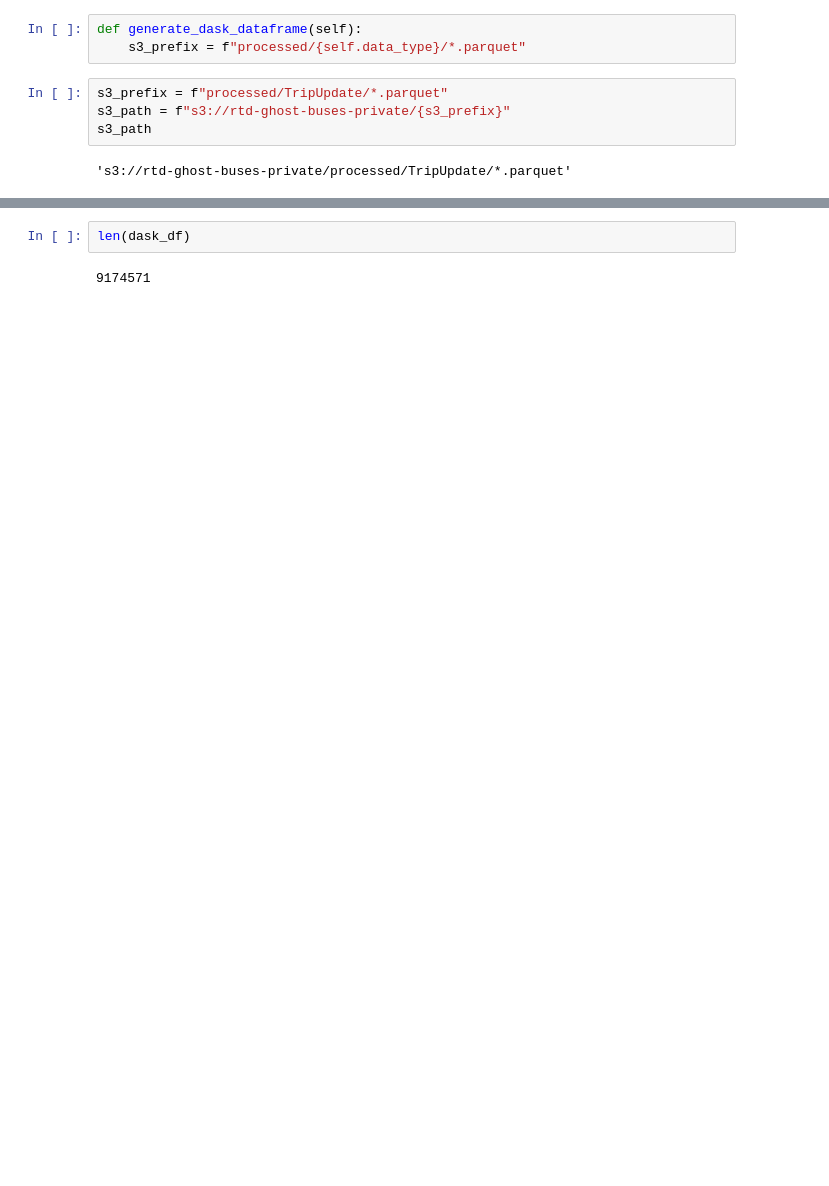
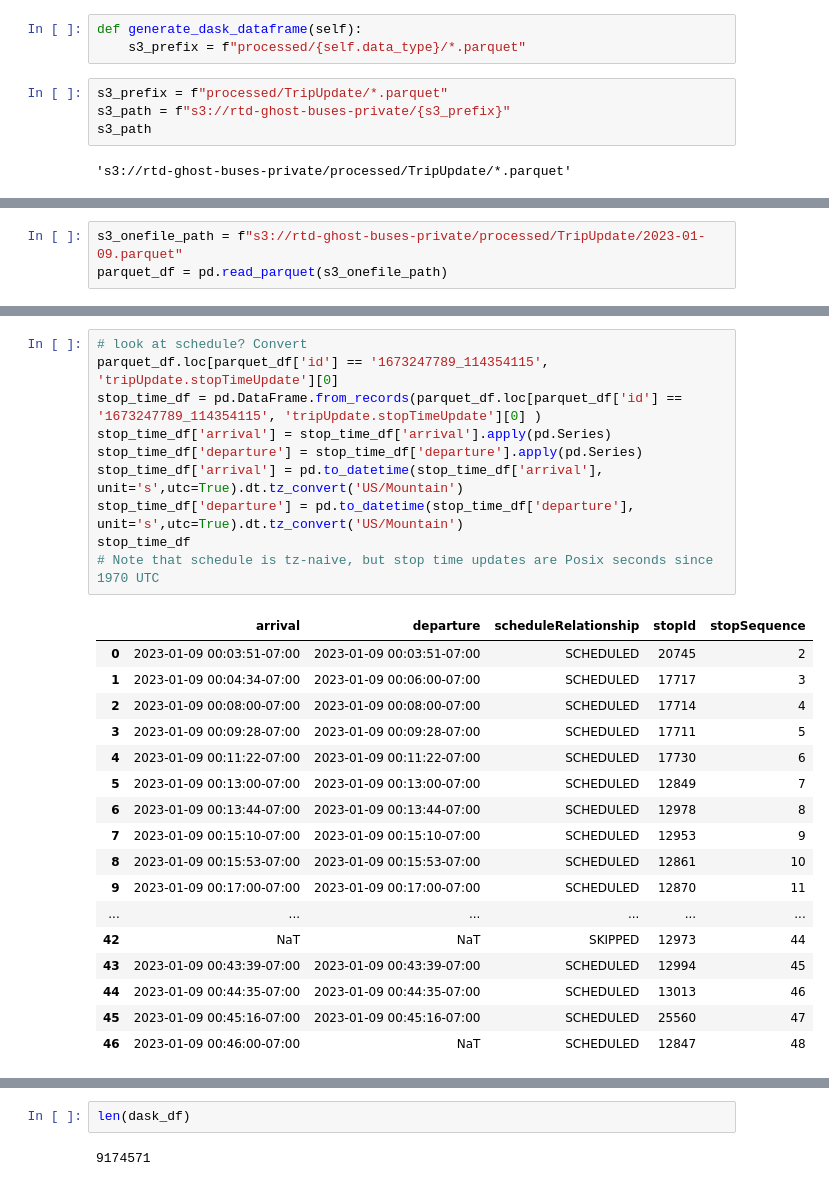
Before and after one commit to thatmushroom/rtd-ghost-buses, a Jupyter notebook: data_analysis/notebooks/aggregate_parquet.ipynb, the cells around one changed output, grey strips where cells are left out. Drawn from its saved outputs; the diff is of its cells as text; blank space fills up the shorter version.

```diff
--- a/data_analysis/notebooks/aggregate_parquet.ipynb
+++ b/data_analysis/notebooks/aggregate_parquet.ipynb
@@ -47,3 +52,6 @@ dask_df.head()
 | 0 | 1672556583_114253884 | 114253884 | CANCELED | 101E | 1 | ... |
 | 0 | 1672556583_114254175 | 114254175 | CANCELED | 101H | 0 | ... |
 | 0 | 1672556583_114254183 | 114254183 | CANCELED | 101H | 0 | ... |
+# %%
+s3_onefile_path = f"s3://rtd-ghost-buses-private/processed/TripUpdate/2023-01-09.parquet"
+parquet_df = pd.read_parquet(s3_onefile_path)
@@ -49,0 +89,28 @@ dask_df.head()
+# %%
+# look at schedule? Convert
+parquet_df.loc[parquet_df['id'] == '1673247789_114354115', 'tripUpdate.stopTimeUpdate'][0]
+stop_time_df = pd.DataFrame.from_records(parquet_df.loc[parquet_df['id'] == '1673247789_114354115', 'tripUpdate.stopTimeUpdate'][0] )
+stop_time_df['arrival'] = stop_time_df['arrival'].apply(pd.Series)
+stop_time_df['departure'] = stop_time_df['departure'].apply(pd.Series)
+stop_time_df['arrival'] = pd.to_datetime(stop_time_df['arrival'], unit='s',utc=True).dt.tz_convert('US/Mountain')
+stop_time_df['departure'] = pd.to_datetime(stop_time_df['departure'], unit='s',utc=True).dt.tz_convert('US/Mountain')
+stop_time_df
+# Note that schedule is tz-naive, but stop time updates are Posix seconds since 1970 UTC
+# %% [output]
+|  | arrival | departure | scheduleRelationship | stopId | stopSequence |
+| 0 | 2023-01-09 00:03:51-07:00 | 2023-01-09 00:03:51-07:00 | SCHEDULED | 20745 | 2 |
+| 1 | 2023-01-09 00:04:34-07:00 | 2023-01-09 00:06:00-07:00 | SCHEDULED | 17717 | 3 |
+| 2 | 2023-01-09 00:08:00-07:00 | 2023-01-09 00:08:00-07:00 | SCHEDULED | 17714 | 4 |
+| 3 | 2023-01-09 00:09:28-07:00 | 2023-01-09 00:09:28-07:00 | SCHEDULED | 17711 | 5 |
+| 4 | 2023-01-09 00:11:22-07:00 | 2023-01-09 00:11:22-07:00 | SCHEDULED | 17730 | 6 |
+| 5 | 2023-01-09 00:13:00-07:00 | 2023-01-09 00:13:00-07:00 | SCHEDULED | 12849 | 7 |
+| 6 | 2023-01-09 00:13:44-07:00 | 2023-01-09 00:13:44-07:00 | SCHEDULED | 12978 | 8 |
+| 7 | 2023-01-09 00:15:10-07:00 | 2023-01-09 00:15:10-07:00 | SCHEDULED | 12953 | 9 |
+| 8 | 2023-01-09 00:15:53-07:00 | 2023-01-09 00:15:53-07:00 | SCHEDULED | 12861 | 10 |
+| 9 | 2023-01-09 00:17:00-07:00 | 2023-01-09 00:17:00-07:00 | SCHEDULED | 12870 | 11 |
+| ... | ... | ... | ... | ... | ... |
+| 42 | NaT | NaT | SKIPPED | 12973 | 44 |
+| 43 | 2023-01-09 00:43:39-07:00 | 2023-01-09 00:43:39-07:00 | SCHEDULED | 12994 | 45 |
+| 44 | 2023-01-09 00:44:35-07:00 | 2023-01-09 00:44:35-07:00 | SCHEDULED | 13013 | 46 |
+| 45 | 2023-01-09 00:45:16-07:00 | 2023-01-09 00:45:16-07:00 | SCHEDULED | 25560 | 47 |
+| 46 | 2023-01-09 00:46:00-07:00 | NaT | SCHEDULED | 12847 | 48 |
```
Also changed, not shown: parts of 15 cells of this notebook, 3 other files.
